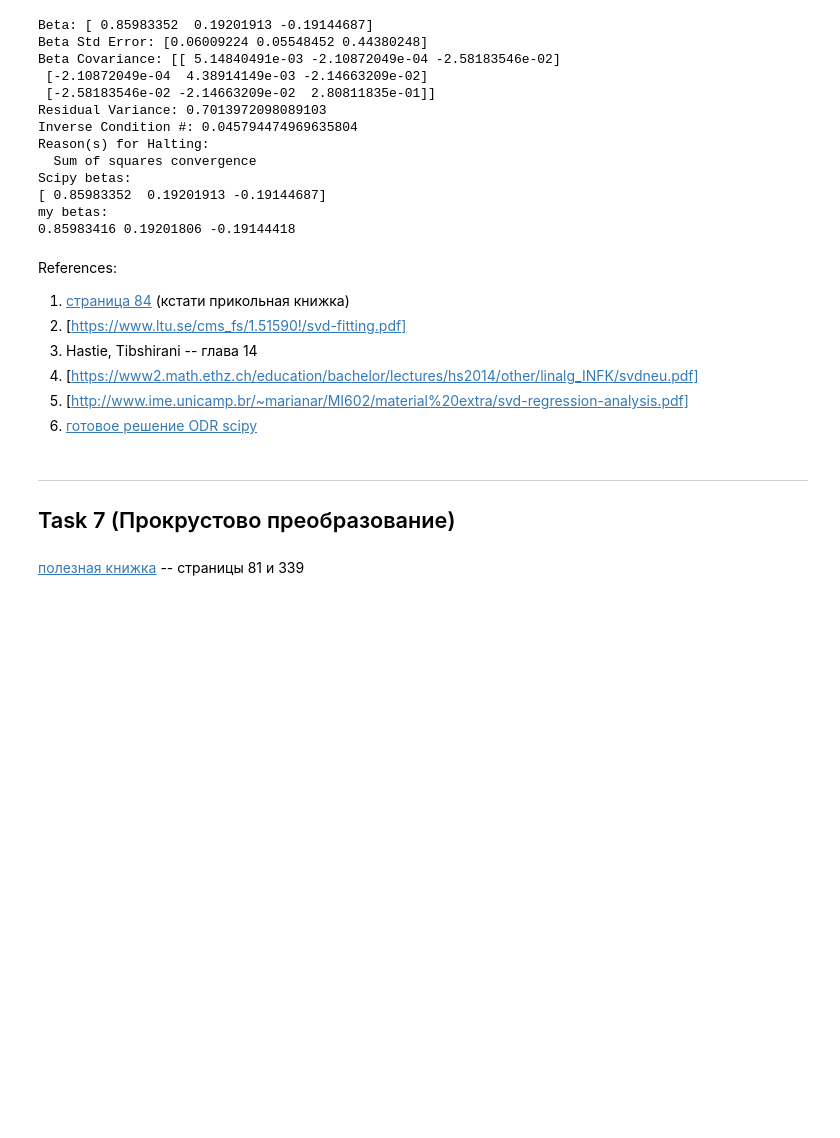
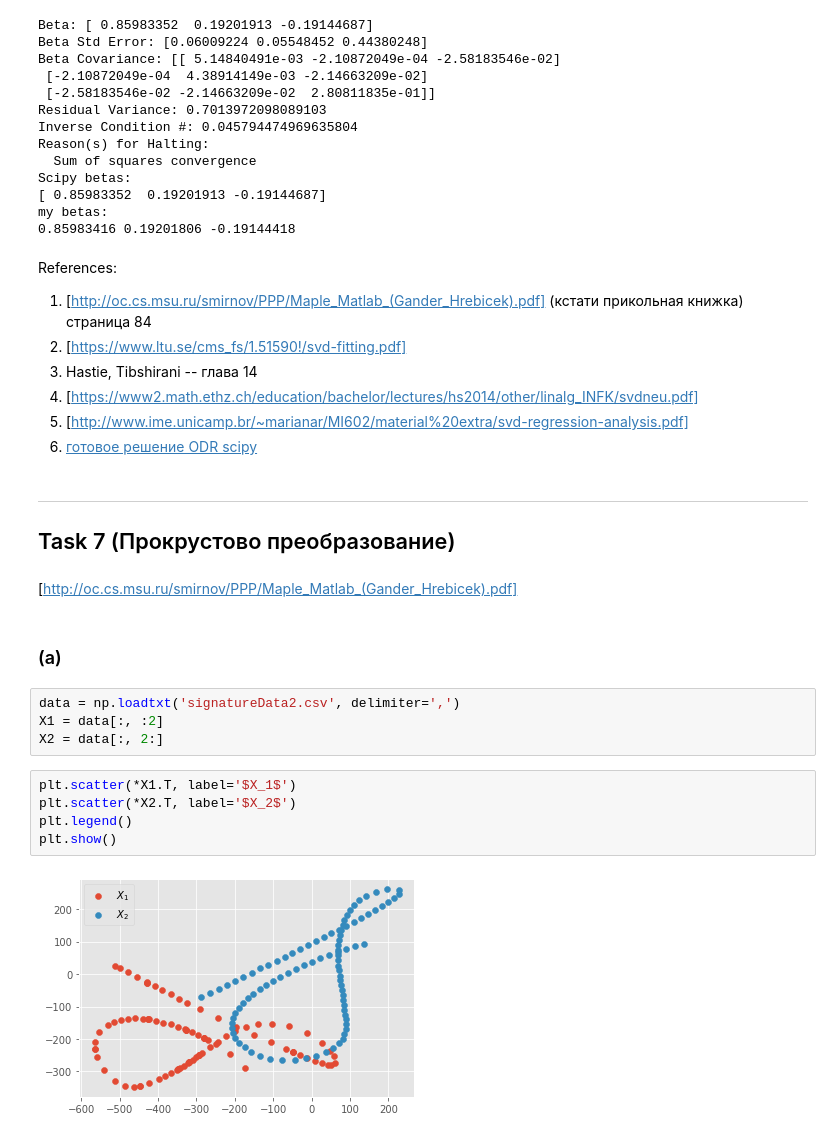
Before and after one commit to IvanSedykh/numerical-methods, a Jupyter notebook: hw2/hw2.ipynb, the cells around one changed output. Drawn from its saved outputs; the diff is of its cells as text; blank space fills up the shorter version.

```diff
--- a/hw2/hw2.ipynb
+++ b/hw2/hw2.ipynb
@@ -299,7 +248,7 @@ my betas:
 # %% [markdown]
 References:
 
-1. [страница 84](http://oc.cs.msu.ru/smirnov/PPP/Maple_Matlab_(Gander_Hrebicek).pdf) (кстати прикольная книжка)
+1. [http://oc.cs.msu.ru/smirnov/PPP/Maple_Matlab_(Gander_Hrebicek).pdf] (кстати прикольная книжка) страница 84
 2. [https://www.ltu.se/cms_fs/1.51590!/svd-fitting.pdf]
 3. Hastie, Tibshirani -- глава 14
 3. [https://www2.math.ethz.ch/education/bachelor/lectures/hs2014/other/linalg_INFK/svdneu.pdf]
@@ -309,4 +258,17 @@ References:
 ---
 ## Task 7 (Прокрустово преобразование)
 # %% [markdown]
-[полезная книжка](http://oc.cs.msu.ru/smirnov/PPP/Maple_Matlab_(Gander_Hrebicek).pdf) -- страницы 81 и 339
+[http://oc.cs.msu.ru/smirnov/PPP/Maple_Matlab_(Gander_Hrebicek).pdf]
+# %% [markdown]
+### (a)
+# %%
+data = np.loadtxt('signatureData2.csv', delimiter=',')
+X1 = data[:, :2]
+X2 = data[:, 2:]
+# %%
+plt.scatter(*X1.T, label='$X_1$')
+plt.scatter(*X2.T, label='$X_2$')
+plt.legend()
+plt.show()
+# %% [output]
+[figure, added]
```
Also changed, not shown: parts of 7 cells of this notebook.
